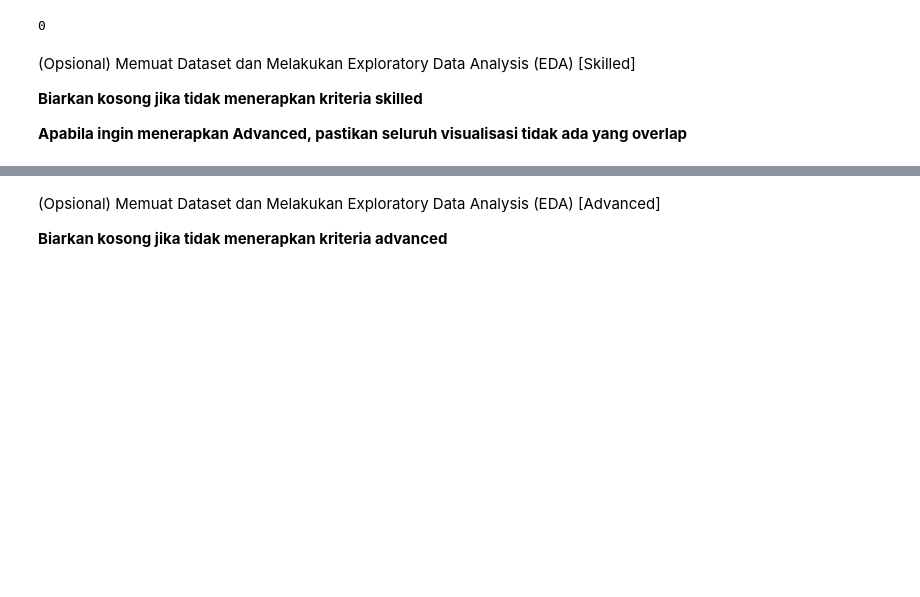
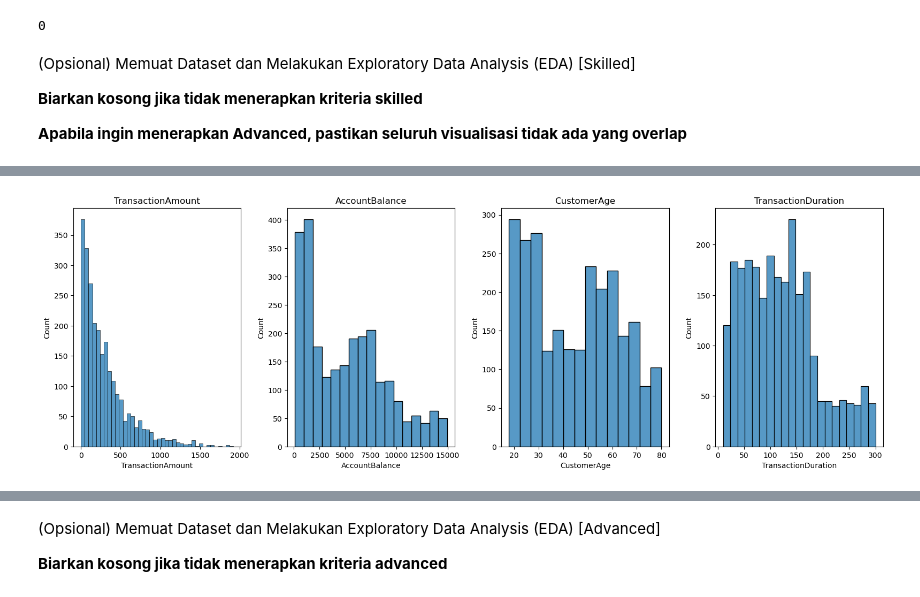
Before and after one commit to TurmaeUrsorum/porto-bank-transaction-cluster, a Jupyter notebook: porto-bank-transaction-cluster/notebooks/[Clustering]_Submission_Akhir_BMLP_Your_Name.ipynb, the cells around one changed output, grey strips where cells are left out. Cells and saved outputs as stored; diff of their text form; code cells hidden in the pictures; blank space fills up the shorter version.

```diff
--- a/porto-bank-transaction-cluster/notebooks/[Clustering]_Submission_Akhir_BMLP_Your_Name.ipynb
+++ b/porto-bank-transaction-cluster/notebooks/[Clustering]_Submission_Akhir_BMLP_Your_Name.ipynb
@@ -223,3 +223,6 @@ df_main_features.duplicated().sum()
 **Biarkan kosong jika tidak menerapkan kriteria skilled**
 
 **Apabila ingin menerapkan Advanced, pastikan seluruh visualisasi tidak ada yang overlap**
+# %%
+df_main_features_numerical = df_main_features.select_dtypes(include=["float64", "int64"])
+df_main_features_categorical = df_main_features.select_dtypes(include=["object"])
@@ -225,0 +243,10 @@ df_main_features.duplicated().sum()
+# %%
+fig = plt.figure(figsize=(20, 10))
+for i, col in enumerate(df_main_features_numerical.columns):
+    ax = fig.add_subplot(2, 5, i + 1)
+    sns.histplot(x=df_main_features_numerical[col], ax=ax)
+    ax.set_title(col)
+plt.tight_layout()
+plt.show()
+# %% [output]
+[figure, added]
```
Also changed, not shown: parts of 18 cells of this notebook, 1 other file.
